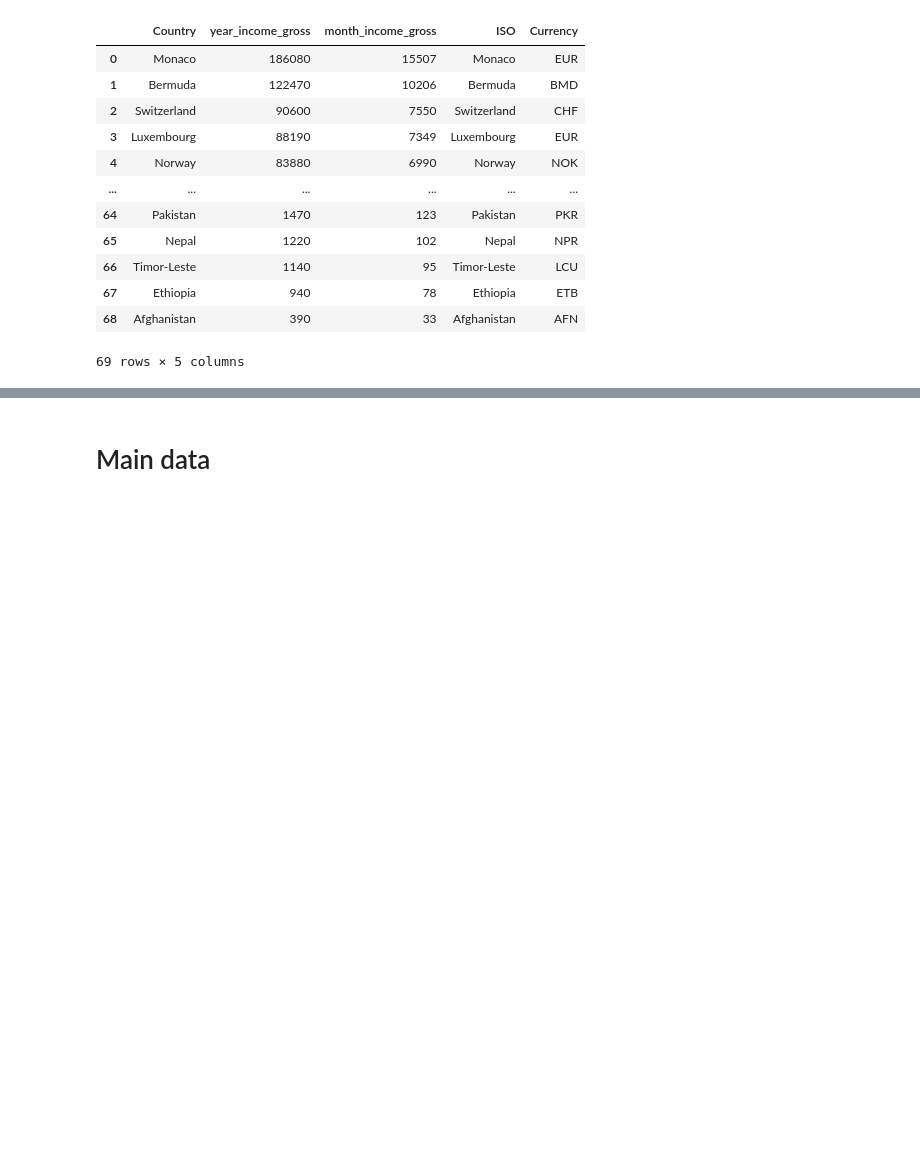
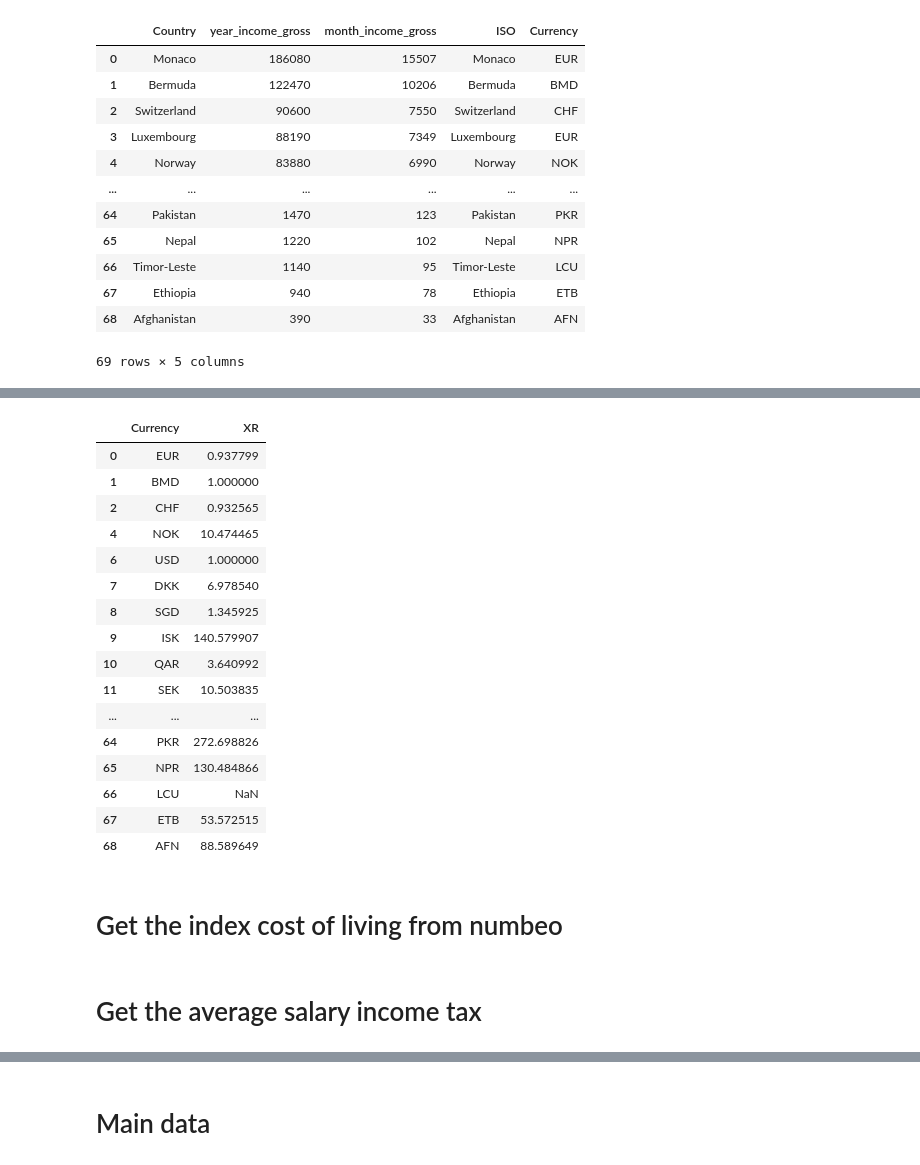
Before and after one commit to old2212/squawkit_predictor, a Jupyter notebook: ppjn_scrapping.ipynb, the cells around one changed output, grey strips where cells are left out. Saved outputs shown, nothing was run; the diff lists cells and outputs as text; code cells hidden in the pictures; blank space fills up the shorter version.

```diff
--- a/ppjn_scrapping.ipynb
+++ b/ppjn_scrapping.ipynb
@@ -193,17 +161,3 @@ df_V1
 | 67 | Ethiopia | 940 | 78 | Ethiopia | ETB |
 | 68 | Afghanistan | 390 | 33 | Afghanistan | AFN |
 69 rows × 5 columns
-# %%
-from forex_python.converter import CurrencyRates
-# Define a function to get XR vs Dollar
-
-def get_rate(cur):
-    try:
-        c = CurrencyRates()
-        obj = datetime.datetime(2014, 5, 23, 18, 36, 28, 151012)
-        rate = c.get_rate('USD', cur)
-        return rate
-    except LookupError:
-        return None
-df_V1['rate_vs_USD'] = df_V1['Currency'].apply(get_rate)
-df_V1
@@ -211,0 +213,35 @@ SyntaxError: '(' was never closed (2229328224.py, line 7)
+# %%
+payload = {}
+headers= {
+  "apikey": "pPf6uwtTqHvmPDaWzHFzihcpKRAK4SC5"}
+from_usd = "USD"
+amount_convert = 1
+def convert_usd(code_currency):
+    try:
+        response = requests.request("GET", f"https://api.apilayer.com/exchangerates_data/convert?to={code_currency}&from={from_usd}&amount={amount_convert}", headers=headers, data = payload)
+        return json.loads(response.text)["info"]["rate"]
+    except LookupError:
+        return None
+
+df_V1['XR'] = df_V1['Currency'].apply(convert_usd)
+# %%
+df_V2 = df_V1[["Currency", "XR"]]
+df_V2 = df_V2.drop_duplicates()
+# %% [output]
+|  | Currency | XR |
+| 0 | EUR | 0.937799 |
+| 1 | BMD | 1.000000 |
+| 2 | CHF | 0.932565 |
+| 4 | NOK | 10.474465 |
+| 6 | USD | 1.000000 |
+| 7 | DKK | 6.978540 |
+| 8 | SGD | 1.345925 |
+| 9 | ISK | 140.579907 |
+| 10 | QAR | 3.640992 |
+| 11 | SEK | 10.503835 |
+| ... | ... | ... |
+| 64 | PKR | 272.698826 |
+| 65 | NPR | 130.484866 |
+| 66 | LCU | NaN |
+| 67 | ETB | 53.572515 |
+| 68 | AFN | 88.589649 |
@@ -211,0 +250,2 @@ SyntaxError: '(' was never closed (2229328224.py, line 7)
+# %% [markdown]
+# Get the index cost of living from numbeo
@@ -211,0 +274,2 @@ SyntaxError: '(' was never closed (2229328224.py, line 7)
+# %% [markdown]
+# Get the average salary income tax
```
Also changed, not shown: parts of 32 cells of this notebook, 8 other files.
